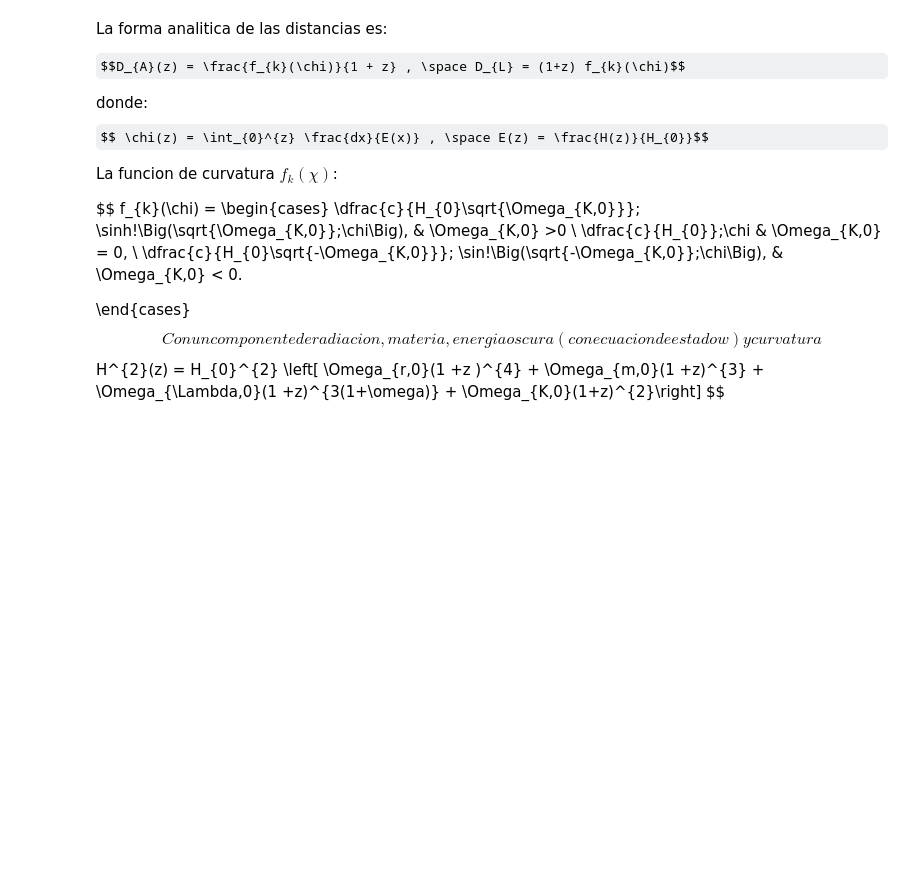
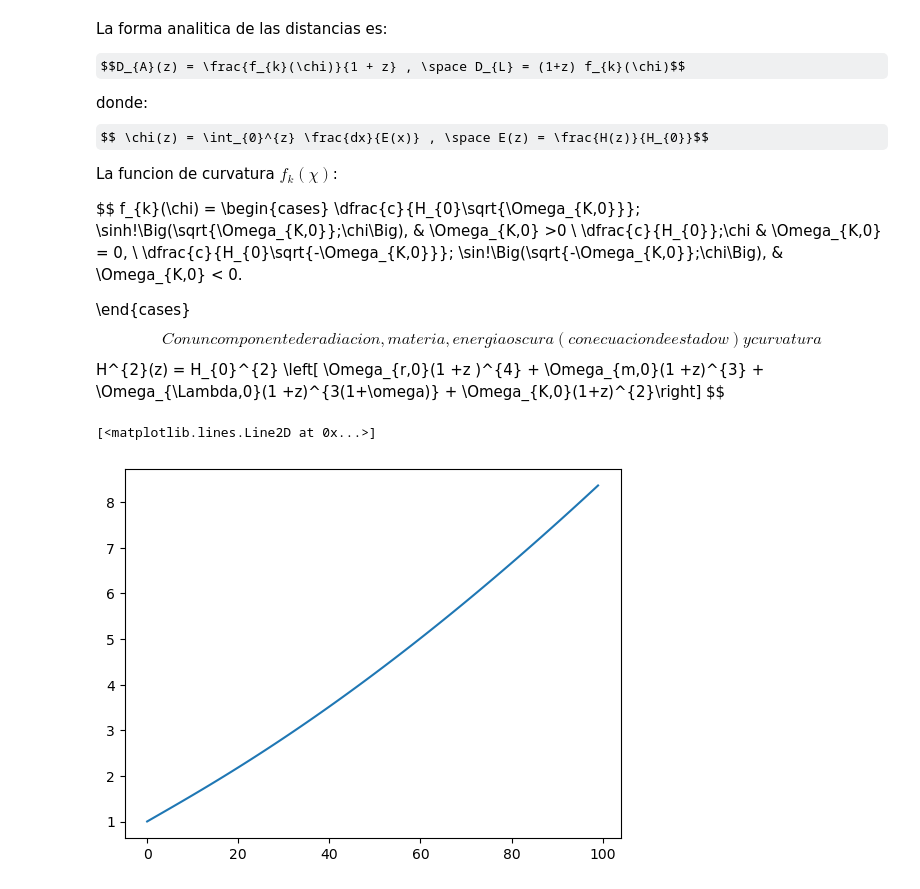
Before and after one commit to Mazroj/Cosmology_spring_25, a Jupyter notebook: tareas/tarea_1.ipynb, the cells around one changed output. Drawn from its saved outputs; the diff is of its cells as text; code cells hidden in the pictures; some formulas as TeX source; blank space fills up the shorter version.

```diff
--- a/tareas/tarea_1.ipynb
+++ b/tareas/tarea_1.ipynb
@@ -72,3 +83,8 @@ def f_k(z, omega_lambda, omega_m):
+# %%
+plt.plot(E_z(z, -0.4,1))
+# %% [output]
+[<matplotlib.lines.Line2D at 0x...>]
+[figure, added]
 # %%
 omega_m = np.linspace(-1, 1, 100)
 omega_lambda = np.linspace(-1,1, 100)
```
Also changed, not shown: parts of 7 cells of this notebook.
